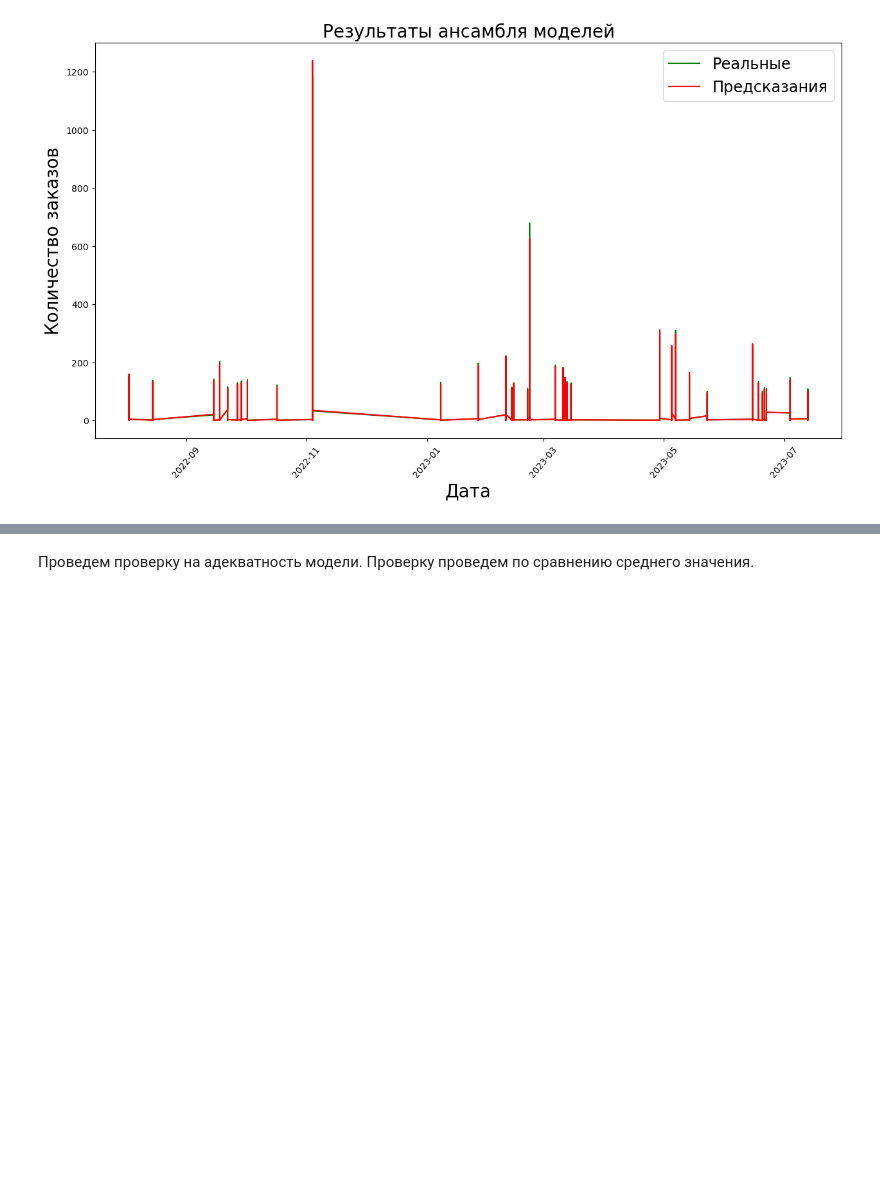
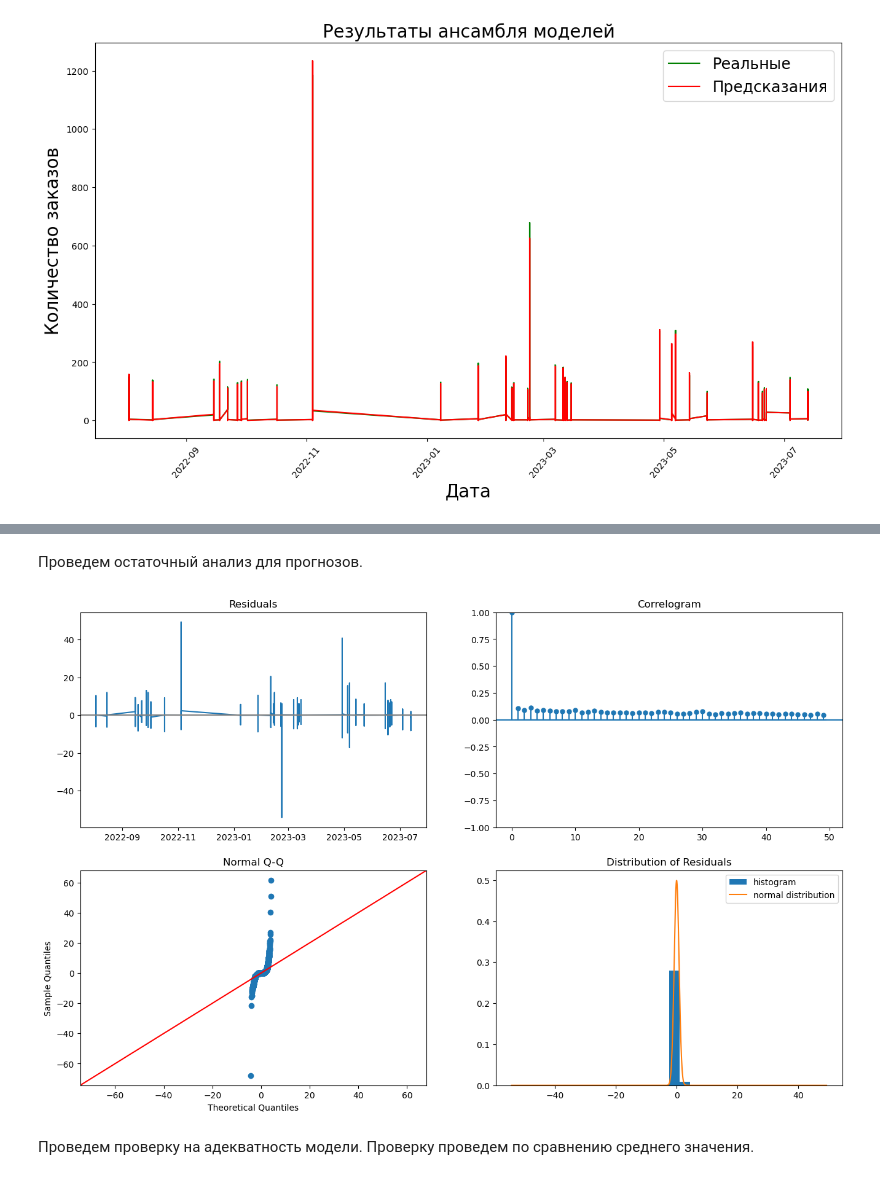
Before and after one commit to Vdol22/Proj_Lenta, a Jupyter notebook: lenta.ipynb, the cells around one changed output, grey strips where cells are left out. Saved outputs shown, nothing was run; the diff lists cells and outputs as text; code cells hidden in the pictures; blank space fills up the shorter version.

```diff
--- a/lenta.ipynb
+++ b/lenta.ipynb
@@ -177,6 +177,37 @@ def predict_model_1st_level(df, all_models):
     target_valid_array = target_df.values.astype(np.float32).reshape(-1, 1)
 
     return meta_feat_array, target_valid_array, features_df, target_df
+
+# Построение графиков остаточного анализа
+def residual_plot(df):
+    # Вычисление остатков
+    residuals = df['prediction'] - df['target']
+
+    # Стандартизация остатков
+    standardized_residuals = ((residuals - residuals.mean()) / residuals.std()).astype(np.float32)
+
+    residuals = residuals.astype(np.float32)
+
+    # Создание графиков 2x2
+    fig, ax = plt.subplots(2, 2, figsize=(16, 10))
+
+    ax[0, 0].plot(residuals)
+    ax[0, 0].axhline(residuals.mean(), color='grey')
+    ax[0, 0].set_title('Residuals')
+
+    plot_acf(standardized_residuals, title='Correlogram', ax=ax[0, 1])
+
+    sm.qqplot(residuals, line='45', fit=True, ax=ax[1, 0])
+    ax[1, 0].set_title('Normal Q-Q')
+
+    x = np.linspace(residuals.min(), residuals.max(), 1000)
+    norm = stats.norm(loc=0, scale=residuals.std())
+    ax[1, 1].hist(residuals, bins=30, label='histogram', density=True)
+    ax[1, 1].plot(x, norm.pdf(x), label='normal distribution')
+    ax[1, 1].legend()
+    ax[1, 1].set_title('Distribution of Residuals')
+
+    plt.show()
 # %% [markdown]
 Загрузим исходные данные и выведем первичную информацию о данных.
 # %%
@@ -1163,3 +1205,9 @@ plt.show()
+# %% [markdown]
+Проведем остаточный анализ для прогнозов.
+# %%
+residual_plot(df_pred)
+# %% [output]
+[figure, added]
 # %% [markdown]
 Проведем проверку на адекватность модели. Проверку проведем по сравнению среднего значения.
 # %%
```
Also changed, not shown: parts of 11 cells of this notebook, 1 other file.
